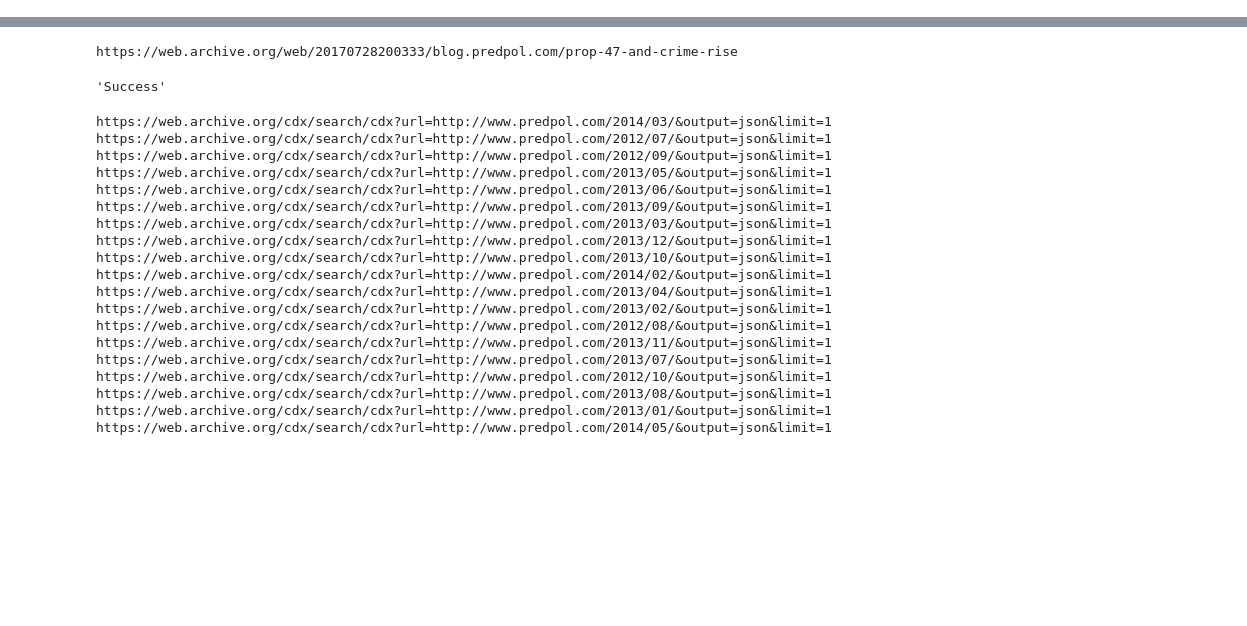
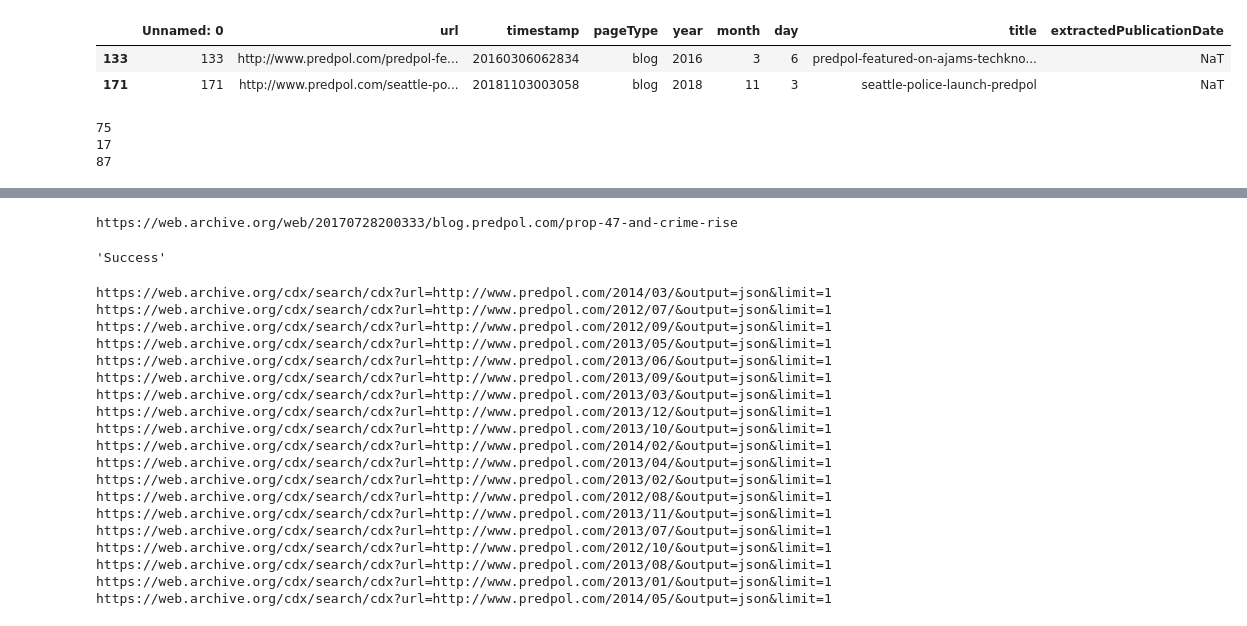
Before and after one commit to tzamboiv/MScDissertationUtilities, a Jupyter notebook: cleanNotebook.ipynb, the cells around one changed output, grey strips where cells are left out. Drawn from its saved outputs; the diff is of its cells as text; code cells hidden in the pictures; blank space fills up the shorter version.

```diff
--- a/cleanNotebook.ipynb
+++ b/cleanNotebook.ipynb
@@ -284,0 +496,13 @@ def makeTableOf2012To2014Blogs(urlSet):
+# %%
+allBlogs[(allBlogs.extractedPublicationDate.isnull()) & (allBlogs.timestamp != 0) & (allBlogs.timestamp < 20200416000000)]
+# %% [output]
+|  | Unnamed: 0 | url | timestamp | pageType | year | month | day | title | extractedPublicationDate |
+| 133 | 133 | http://www.predpol.com/predpol-fe... | 20160306062834 | blog | 2016 | 3 | 6 | predpol-featured-on-ajams-techkno... | NaT |
+| 171 | 171 | http://www.predpol.com/seattle-po... | 20181103003058 | blog | 2018 | 11 | 3 | seattle-police-launch-predpol | NaT |
+# %%
+directoryList = ['/Users/tzamboiv/Documents/MScStuff/Dissertation/predPolArchive/MscDissertationUtilities/blogs2012To2014', '/Users/tzamboiv/Documents/MScStuff/Dissertation/predPolArchive/MscDissertationUtilities/blogsFromPage', '/Users/tzamboiv/Documents/MScStuff/Dissertation/predPolArchive/MscDissertationUtilities/blogDotPredPol']
+extractedDates = extractDatesFromAllBlogsInMultipleDirectories(directoryList)
+# %% [output]
+75
+17
+87
```
Also changed, not shown: parts of 41 cells of this notebook, 1 other file.
